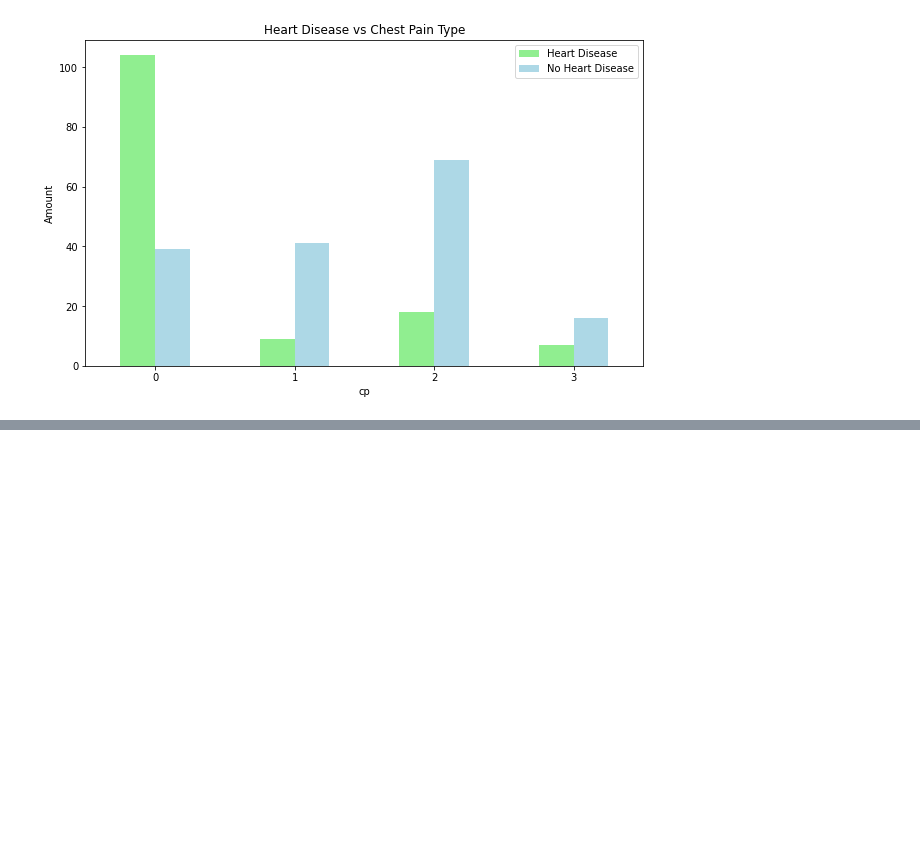
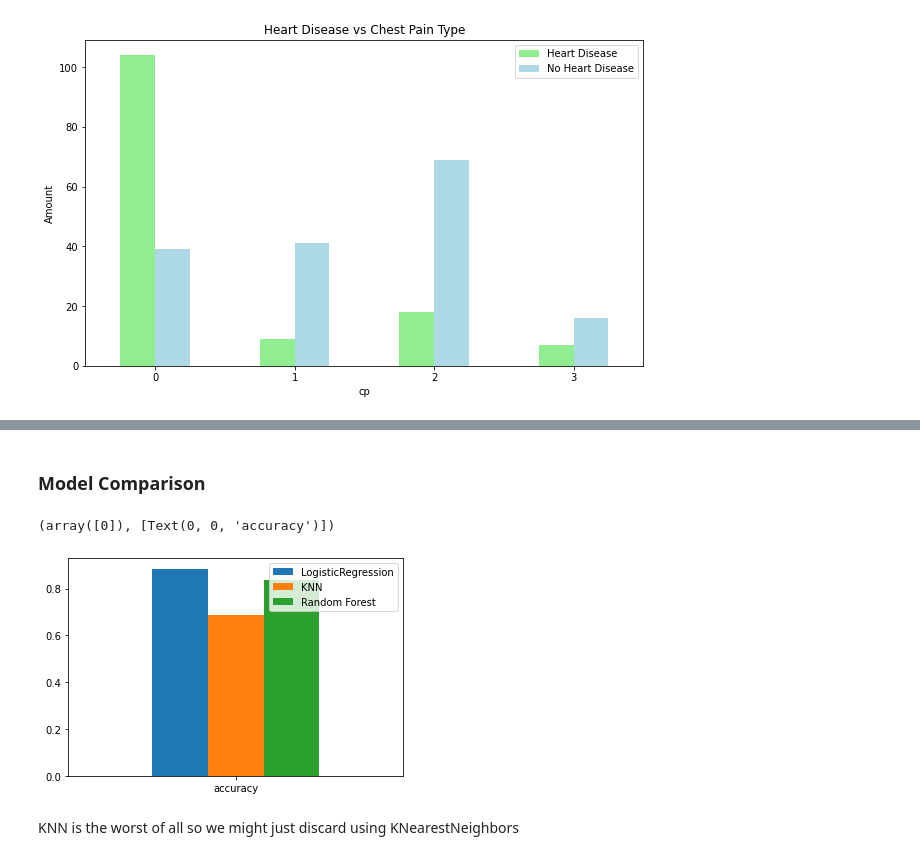
Before and after one commit to nachozobian/heart-disease-predictor, a Jupyter notebook: Heart-Disease-Classification-Predictor.ipynb, the cells around one changed output, grey strips where cells are left out. Saved outputs shown, nothing was run; the diff lists cells and outputs as text; code cells hidden in the pictures; blank space fills up the shorter version.

Commit message:
First Modelling Attempts

```diff
--- a/Heart-Disease-Classification-Predictor.ipynb
+++ b/Heart-Disease-Classification-Predictor.ipynb
@@ -279,0 +280,10 @@ Higher positive value is a higer potential correlation and a higher negative val
+# %%
+#Split data
+X = df.drop("target", axis = 1)
+y = df["target"]
+# %%
+#Train and test set
+np.random.seed(42)
+X_train, X_test, y_train, y_test = train_test_split(X,
+                                                   y,
+                                                   test_size = 0.2)
@@ -279,0 +328,18 @@ Higher positive value is a higer potential correlation and a higher negative val
+# %%
+# Put models in a dictionary
+models = {"LogisticRegression": LogisticRegression(),
+         "KNN": KNeighborsClassifier(),
+         "Random Forest": RandomForestClassifier()}
+#Function to fit and test models
+def fit_and_score(models, X_train, X_test, y_train, y_test):
+    #Random seed within the function just to make results reproductible
+    np.random.seed(42)
+    model_scores = {}
+    for name, model in models.items():
+        model.fit(X_train, y_train)
+        #Evaluate the model and append its score to model_scores
+        model_scores[name] = model.score(X_test, y_test)
+    return model_scores
+# %%
+model_scores = fit_and_score( models, X_train, X_test, y_train, y_test)
+model_scores
@@ -279,0 +357,11 @@ Higher positive value is a higer potential correlation and a higher negative val
+# %% [markdown]
+### Model Comparison
+# %%
+model_compare = pd.DataFrame(model_scores, index = ["accuracy"])
+ax = model_compare.plot.bar()
+plt.xticks(rotation = 0)
+# %% [output]
+(array([0]), [Text(0, 0, 'accuracy')])
+[figure, added]
+# %% [markdown]
+KNN is the worst of all so we might just discard using KNearestNeighbors
```
Also changed, not shown: parts of 19 cells of this notebook.
